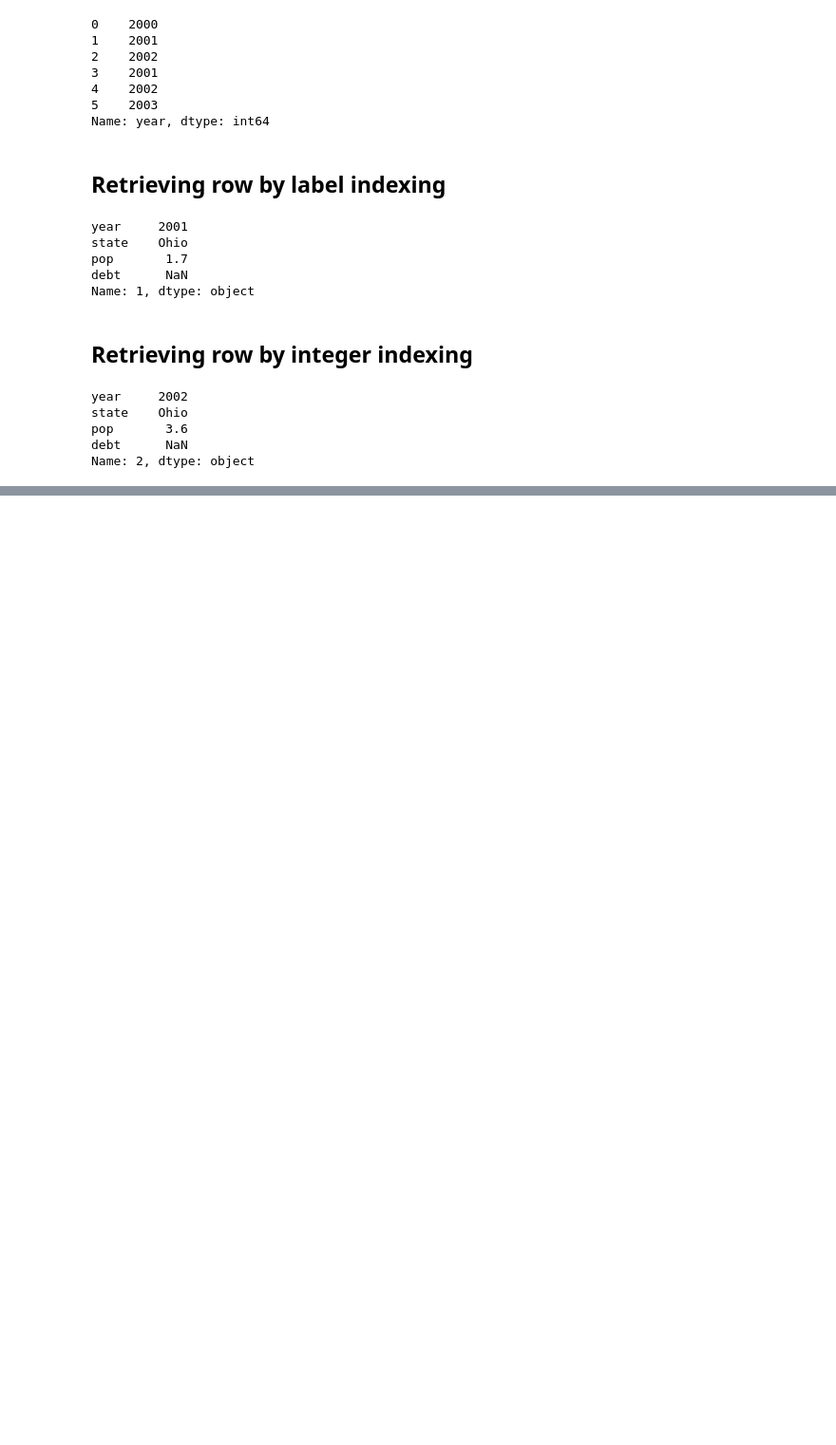
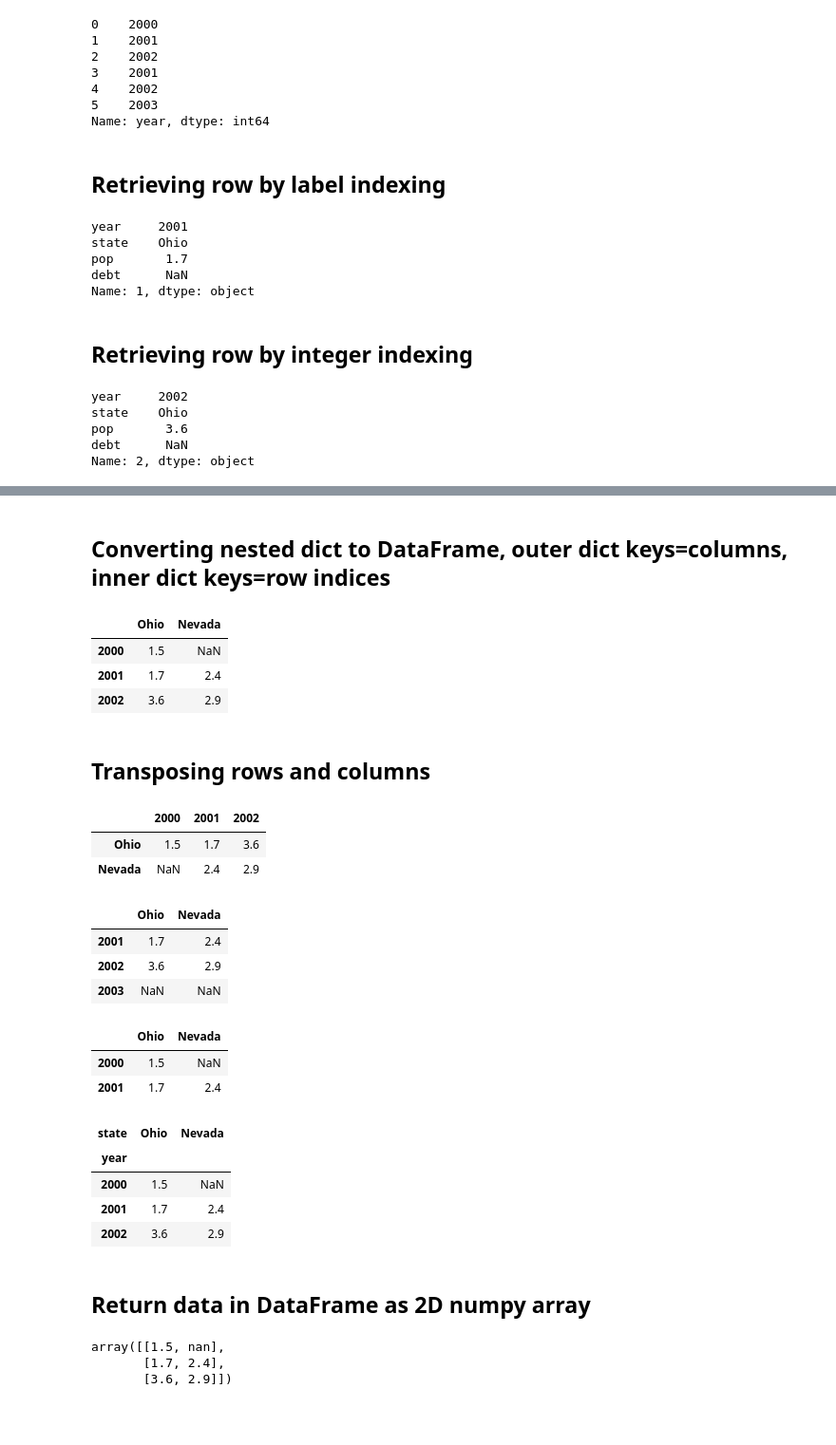
Before and after one commit to relabreche874/WesCh5, a Jupyter notebook: Chapter5WorkAlong.ipynb, the cells around one changed output, grey strips where cells are left out. Shown at 95% size. Cells and saved outputs as stored; diff of their text form; code cells hidden in the pictures; blank space fills up the shorter version.

```diff
--- a/Chapter5WorkAlong.ipynb
+++ b/Chapter5WorkAlong.ipynb
@@ -326,0 +387,26 @@ frame2["debt"] = 16.5
+# %%
+frame3 = pd.DataFrame(populations)
+# %% [markdown]
+## Converting nested dict to DataFrame, outer dict keys=columns, inner dict keys=row indices
+# %%
+frame3
+# %% [output]
+|  | Ohio | Nevada |
+| 2000 | 1.5 | NaN |
+| 2001 | 1.7 | 2.4 |
+| 2002 | 3.6 | 2.9 |
+# %% [markdown]
+## Transposing rows and columns
+# %%
+frame3.T
+# %% [output]
+|  | 2000 | 2001 | 2002 |
+| Ohio | 1.5 | 1.7 | 3.6 |
+| Nevada | NaN | 2.4 | 2.9 |
+# %%
+pd.DataFrame(populations, index=[2001, 2002, 2003])
+# %% [output]
+|  | Ohio | Nevada |
+| 2001 | 1.7 | 2.4 |
+| 2002 | 3.6 | 2.9 |
+| 2003 | NaN | NaN |
@@ -326,0 +415,27 @@ frame2["debt"] = 16.5
+# %%
+pd.DataFrame(pdata)
+# %% [output]
+|  | Ohio | Nevada |
+| 2000 | 1.5 | NaN |
+| 2001 | 1.7 | 2.4 |
+# %%
+frame3.index.name = "year"
+frame3.columns.name = "state"
+# %%
+frame3
+# %% [output]
+| state | Ohio | Nevada |
+| year |  |  |
+| 2000 | 1.5 | NaN |
+| 2001 | 1.7 | 2.4 |
+| 2002 | 3.6 | 2.9 |
+# %% [markdown]
+## Return data in DataFrame as 2D numpy array
+# %%
+frame3.to_numpy()
+# %% [output]
+array([[1.5, nan],
+       [1.7, 2.4],
+       [3.6, 2.9]])
+# %% [markdown]
+##
```
Also changed, not shown: parts of 15 cells of this notebook.
